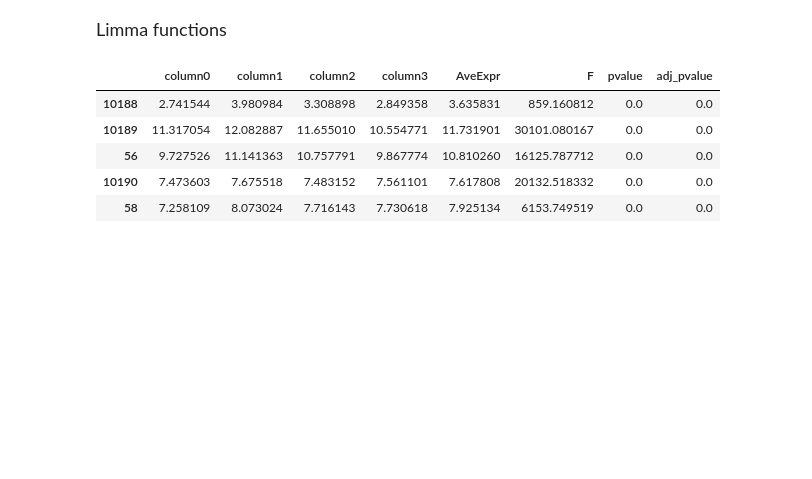
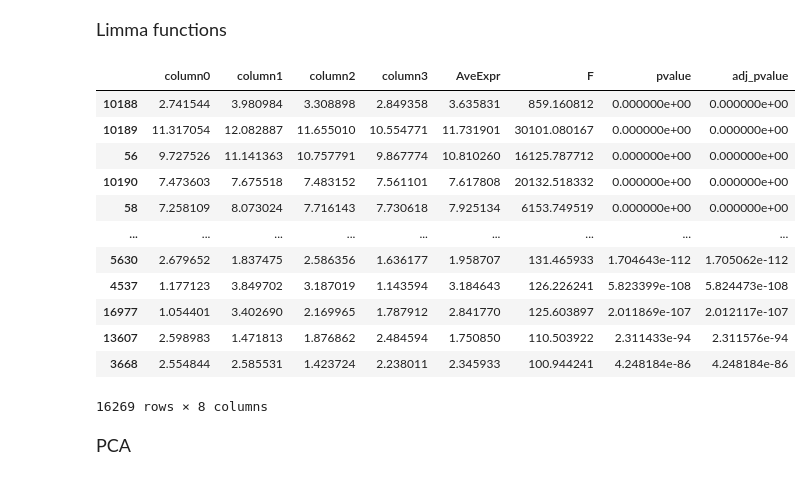
Before and after one commit to Fasmanuel2002/UPSA_Thesis_Research, a Jupyter notebook: research/notebooks/limma.ipynb, the cells around one changed output. Cells and saved outputs as stored; diff of their text form; code cells hidden in the pictures; blank space fills up the shorter version.

```diff
--- a/research/notebooks/limma.ipynb
+++ b/research/notebooks/limma.ipynb
@@ -119,20 +131,30 @@ Index(['HER2-enriched', 'Luminal A', 'Luminal B', 'TNBC'], dtype='object')
 # %%
 #This is for fitting the models
 limma_fit_models = limma.lmFit(obj=expr, design=design)
 
 #Emperical moderate Bayes (eBayes)
 limma_fit_models = limma.eBayes(limma_fit_models)
 
 #Obtain the table of Results
 results = limma.topTable(limma_fit_models, number=np.inf)
 
+
 #Transform to pandas dataframe
 results_df = pd.DataFrame(results)
-results_df.head()
+results_df
 # %% [output]
 |  | column0 | column1 | column2 | column3 | AveExpr | F | pvalue | adj_pvalue |
-| 10188 | 2.741544 | 3.980984 | 3.308898 | 2.849358 | 3.635831 | 859.160812 | 0.0 | 0.0 |
-| 10189 | 11.317054 | 12.082887 | 11.655010 | 10.554771 | 11.731901 | 30101.080167 | 0.0 | 0.0 |
-| 56 | 9.727526 | 11.141363 | 10.757791 | 9.867774 | 10.810260 | 16125.787712 | 0.0 | 0.0 |
-| 10190 | 7.473603 | 7.675518 | 7.483152 | 7.561101 | 7.617808 | 20132.518332 | 0.0 | 0.0 |
-| 58 | 7.258109 | 8.073024 | 7.716143 | 7.730618 | 7.925134 | 6153.749519 | 0.0 | 0.0 |
+| 10188 | 2.741544 | 3.980984 | 3.308898 | 2.849358 | 3.635831 | 859.160812 | 0.000000e+00 | 0.000000e+00 |
+| 10189 | 11.317054 | 12.082887 | 11.655010 | 10.554771 | 11.731901 | 30101.080167 | 0.000000e+00 | 0.000000e+00 |
+| 56 | 9.727526 | 11.141363 | 10.757791 | 9.867774 | 10.810260 | 16125.787712 | 0.000000e+00 | 0.000000e+00 |
+| 10190 | 7.473603 | 7.675518 | 7.483152 | 7.561101 | 7.617808 | 20132.518332 | 0.000000e+00 | 0.000000e+00 |
+| 58 | 7.258109 | 8.073024 | 7.716143 | 7.730618 | 7.925134 | 6153.749519 | 0.000000e+00 | 0.000000e+00 |
+| ... | ... | ... | ... | ... | ... | ... | ... | ... |
+| 5630 | 2.679652 | 1.837475 | 2.586356 | 1.636177 | 1.958707 | 131.465933 | 1.704643e-112 | 1.705062e-112 |
+| 4537 | 1.177123 | 3.849702 | 3.187019 | 1.143594 | 3.184643 | 126.226241 | 5.823399e-108 | 5.824473e-108 |
+| 16977 | 1.054401 | 3.402690 | 2.169965 | 1.787912 | 2.841770 | 125.603897 | 2.011869e-107 | 2.012117e-107 |
+| 13607 | 2.598983 | 1.471813 | 1.876862 | 2.484594 | 1.750850 | 110.503922 | 2.311433e-94 | 2.311576e-94 |
+| 3668 | 2.554844 | 2.585531 | 1.423724 | 2.238011 | 2.345933 | 100.944241 | 4.248184e-86 | 4.248184e-86 |
+16269 rows × 8 columns
+# %% [markdown]
+<font size="4">PCA</font>
```
Also changed, not shown: parts of 5 cells of this notebook, 1 other file.
